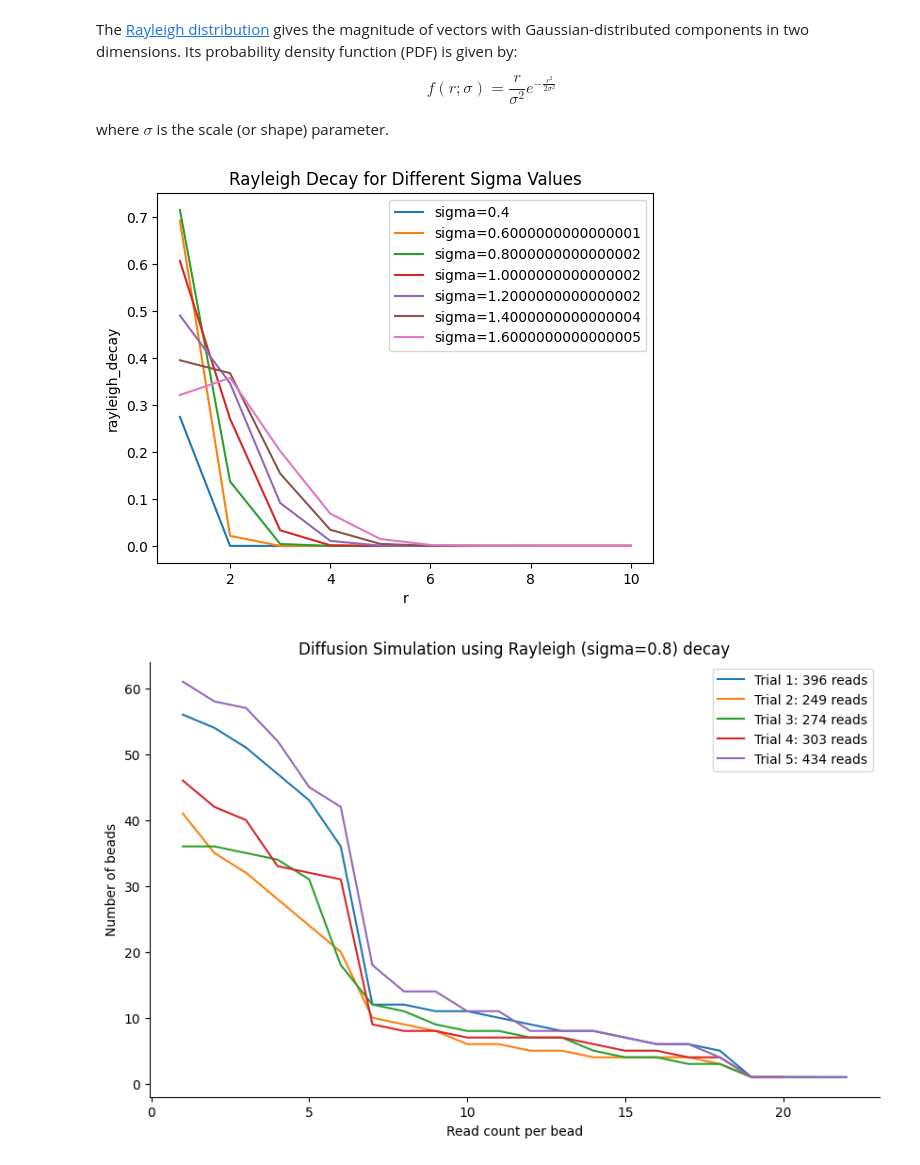
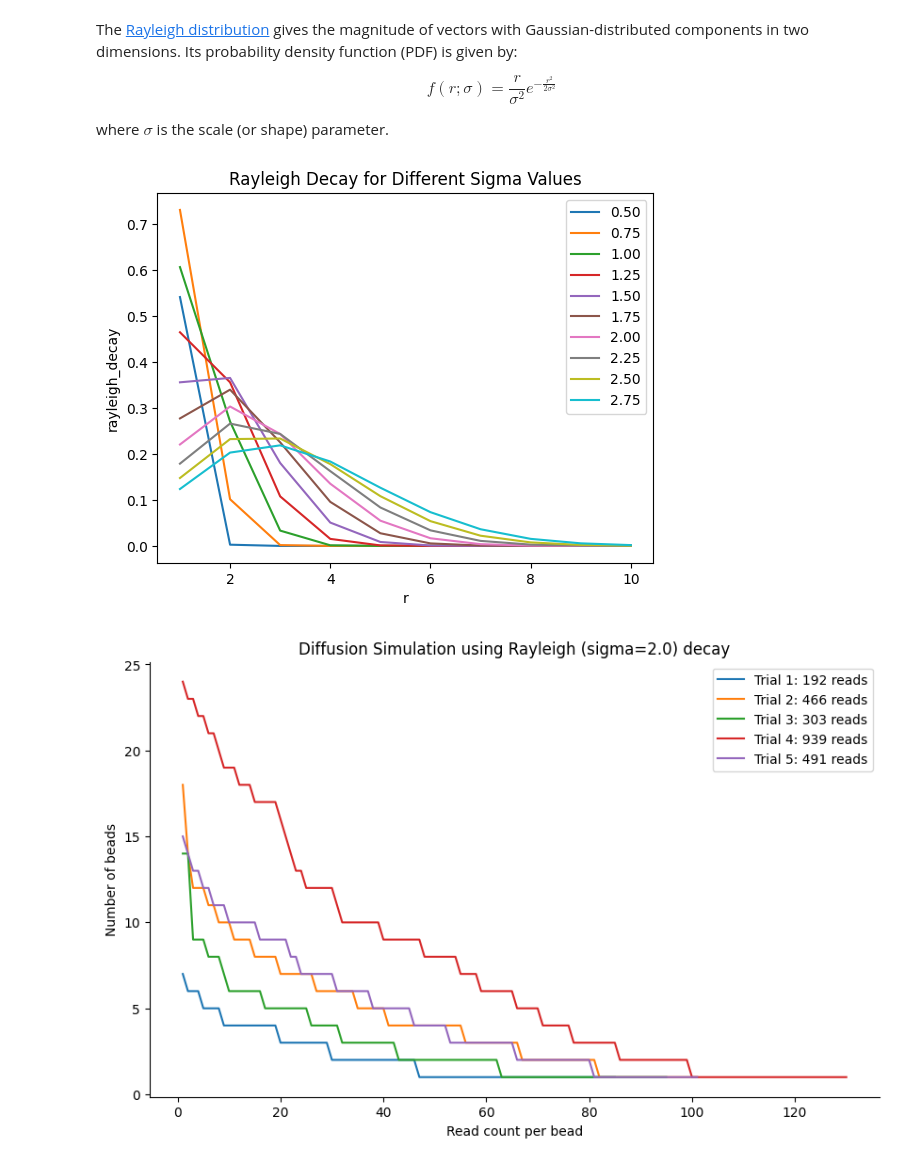
Before and after one commit to matsengrp/sci-space-v2, a Jupyter notebook: notebooks/model-occupancy.ipynb, the cells around one changed output. Drawn from its saved outputs; the diff is of its cells as text; code cells hidden in the pictures.

```diff
--- a/notebooks/model-occupancy.ipynb
+++ b/notebooks/model-occupancy.ipynb
@@ -137,36 +137,36 @@ where $\sigma$ is the scale (or shape) parameter.
 # %%
 def rayleigh_decay(r, sigma=1):
     """Rayleigh distribution as a decay function."""
     if r < 0:
         return 0
     else:
         return (r / sigma**2) * np.exp(-r**2 / (2 * sigma**2))
 
 # create a range of radii
 radii = np.arange(1, 11)
 
 # create a range of sigma values
-sigmas = np.arange(0.4, 1.8, 0.2)
+sigmas = np.arange(0.5, 3.0, 0.25)
 
 # plot rayleigh_decay for each sigma value
 for sigma in sigmas:
     values = [rayleigh_decay(r, sigma=sigma) for r in radii]
-    plt.plot(radii, values, label=f'{sigma}')
+    plt.plot(radii, values, label=f'{sigma:.2f}')
 
 # add labels and legend
 plt.xlabel('r')
 plt.ylabel('rayleigh_decay')
 plt.title('Rayleigh Decay for Different Sigma Values')
 plt.legend()
 
 # show the plot
 plt.show()
 # %% [output]
-[figure, old version]
+[figure, new version]
 # %%
-sigma_value = 0.8
+sigma_value = 2.0
 decay_fn_rayleigh = lambda r: rayleigh_decay(r, sigma=sigma_value)
 
-plot_diffusion(decay_fn_rayleigh, f"Rayleigh (sigma={sigma_value})", our_max_radius, log_uniform_read_count_pdf, 5)
+plot_diffusion(decay_fn_rayleigh, f"Rayleigh (sigma={sigma_value})", our_max_radius, log_uniform_read_count_pdf, 5)#
 # %% [output]
-[figure, old version]
+[figure, new version]
```
Also changed, not shown: parts of 3 cells of this notebook.
